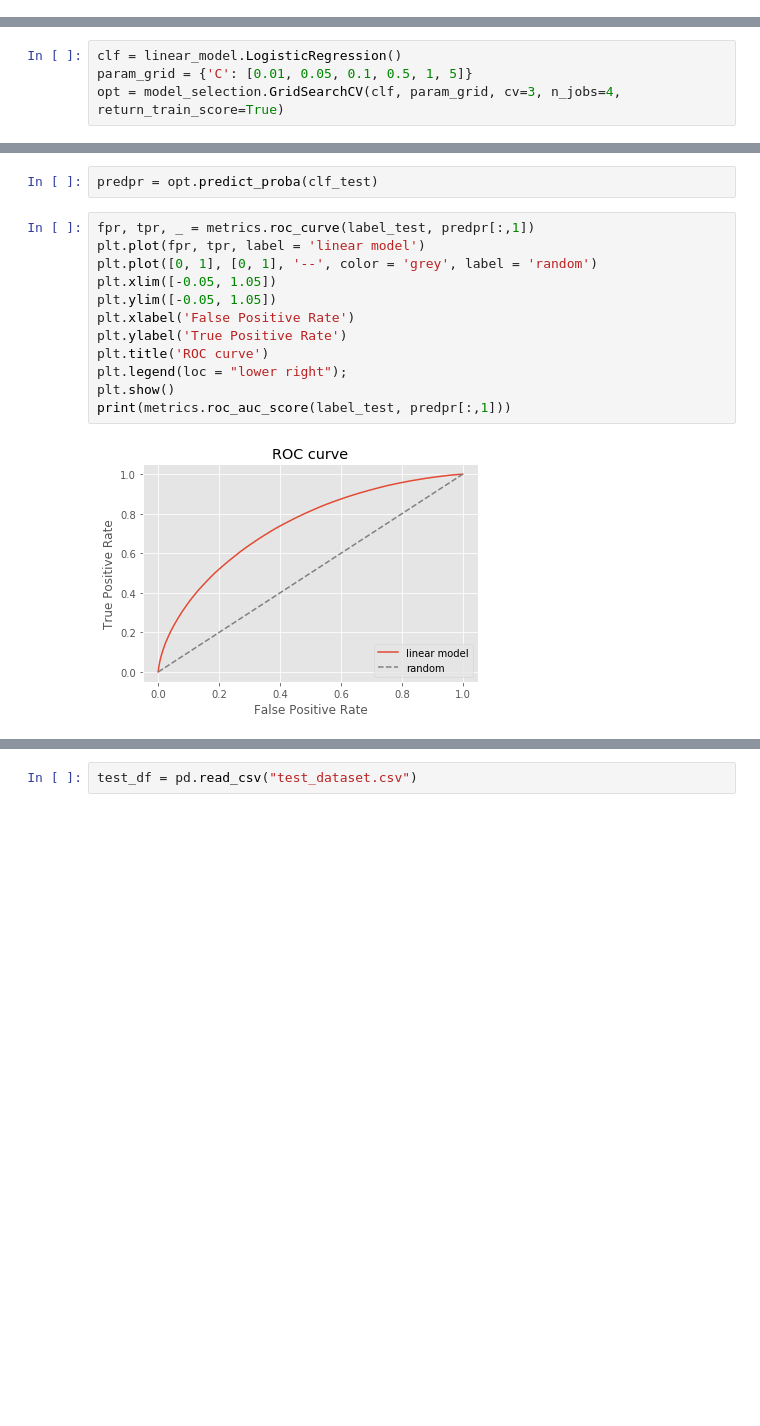
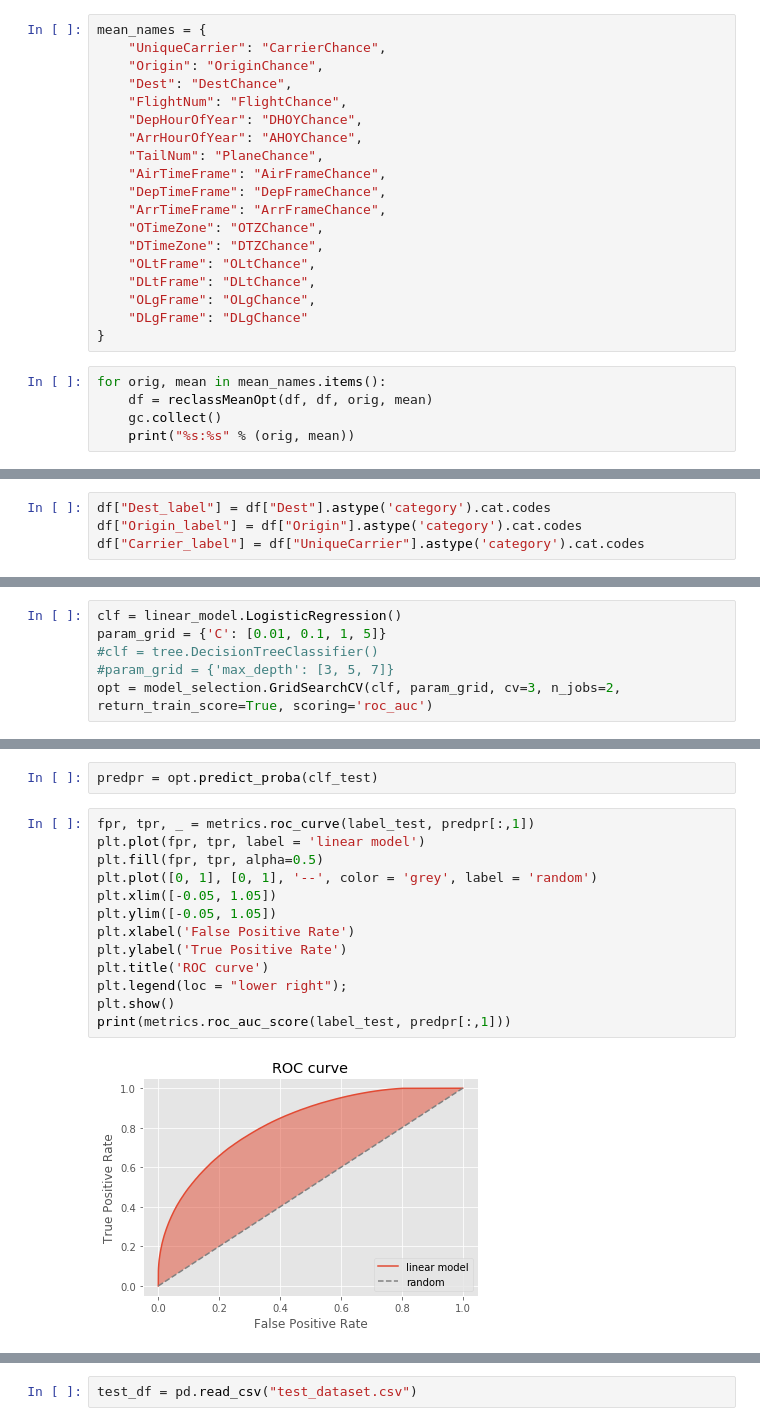
Before and after one commit to gt22/banana-ml, a Jupyter notebook: bfd/bfd-kaggle.ipynb, the cells around one changed output, grey strips where cells are left out. Drawn from its saved outputs; the diff is of its cells as text; blank space fills up the shorter version.

```diff
--- a/bfd/bfd-kaggle.ipynb
+++ b/bfd/bfd-kaggle.ipynb
@@ -143,0 +169,24 @@ clf_df = df[used_cols + ["target"]]
+# %%
+mean_names = {
+    "UniqueCarrier": "CarrierChance",
+    "Origin": "OriginChance",
+    "Dest": "DestChance",
+    "FlightNum": "FlightChance",
+    "DepHourOfYear": "DHOYChance",
+    "ArrHourOfYear": "AHOYChance",
+    "TailNum": "PlaneChance",
+    "AirTimeFrame": "AirFrameChance",
+    "DepTimeFrame": "DepFrameChance",
+    "ArrTimeFrame": "ArrFrameChance",
+    "OTimeZone": "OTZChance",
+    "DTimeZone": "DTZChance",
+    "OLtFrame": "OLtChance",
+    "DLtFrame": "DLtChance",
+    "OLgFrame": "OLgChance",
+    "DLgFrame": "DLgChance"
+}
+# %%
+for orig, mean in mean_names.items():
+    df = reclassMeanOpt(df, df, orig, mean)
+    gc.collect()
+    print("%s:%s" % (orig, mean))
@@ -143,0 +225,4 @@ clf_df = df[used_cols + ["target"]]
+# %%
+df["Dest_label"] = df["Dest"].astype('category').cat.codes
+df["Origin_label"] = df["Origin"].astype('category').cat.codes
+df["Carrier_label"] = df["UniqueCarrier"].astype('category').cat.codes
@@ -159,6 +294,8 @@ clf_train, clf_test, label_train, label_test = model_selection.train_test_split(
 # %%
 clf = linear_model.LogisticRegression()
-param_grid = {'C': [0.01, 0.05, 0.1, 0.5, 1, 5]}
-opt = model_selection.GridSearchCV(clf, param_grid, cv=3, n_jobs=4, return_train_score=True)
+param_grid = {'C': [0.01, 0.1, 1, 5]}
+#clf = tree.DecisionTreeClassifier()
+#param_grid = {'max_depth': [3, 5, 7]}
+opt = model_selection.GridSearchCV(clf, param_grid, cv=3, n_jobs=2, return_train_score=True, scoring='roc_auc')
 # %%
 opt.fit(clf_train, label_train)
@@ -179,14 +347,15 @@ predpr = opt.predict_proba(clf_test)
 # %%
 fpr, tpr, _ = metrics.roc_curve(label_test, predpr[:,1])
 plt.plot(fpr, tpr, label = 'linear model')
+plt.fill(fpr, tpr, alpha=0.5)
 plt.plot([0, 1], [0, 1], '--', color = 'grey', label = 'random')
 plt.xlim([-0.05, 1.05])
 plt.ylim([-0.05, 1.05])
 plt.xlabel('False Positive Rate')
 plt.ylabel('True Positive Rate')
 plt.title('ROC curve')
 plt.legend(loc = "lower right");
 plt.show()
 print(metrics.roc_auc_score(label_test, predpr[:,1]))
 # %% [output]
-[figure, old version]
+[figure, new version]
```
Also changed, not shown: parts of 56 cells of this notebook, 7 other files.
